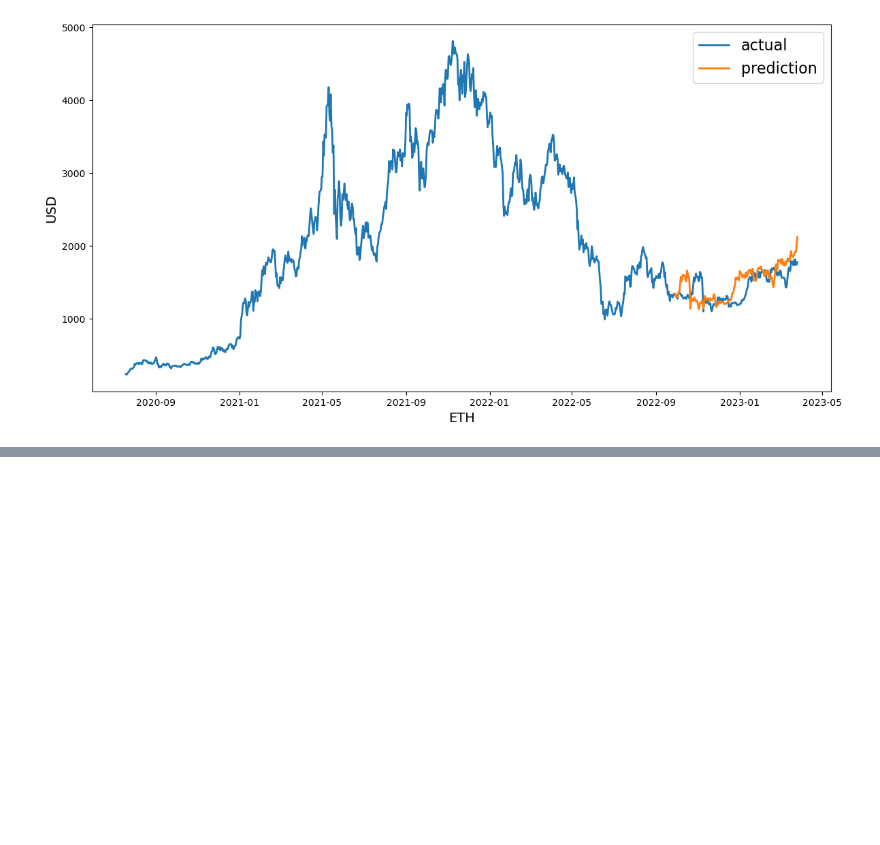
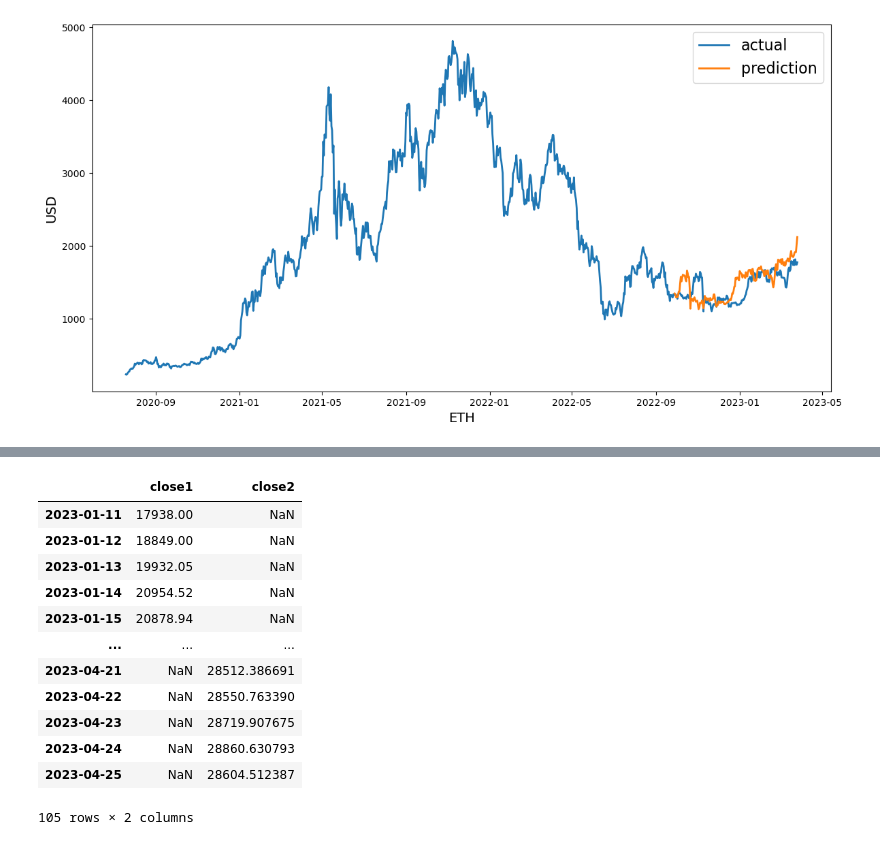
Before and after one commit to adityamaniar202/Crypto, a Jupyter notebook: Forecast.ipynb, the cells around one changed output, grey strips where cells are left out. Saved outputs shown, nothing was run; the diff lists cells and outputs as text; code cells hidden in the pictures; blank space fills up the shorter version.

```diff
--- a/Forecast.ipynb
+++ b/Forecast.ipynb
@@ -303,0 +304,18 @@ Name: close, dtype: float64
+# %%
+merged_data = pd.concat([hist['close'][-100:],fore_data['close'][-6:]],axis=1,keys=['close1','close2'])
+# %%
+merged_data
+# %% [output]
+|  | close1 | close2 |
+| 2023-01-11 | 17938.00 | NaN |
+| 2023-01-12 | 18849.00 | NaN |
+| 2023-01-13 | 19932.05 | NaN |
+| 2023-01-14 | 20954.52 | NaN |
+| 2023-01-15 | 20878.94 | NaN |
+| ... | ... | ... |
+| 2023-04-21 | NaN | 28512.386691 |
+| 2023-04-22 | NaN | 28550.763390 |
+| 2023-04-23 | NaN | 28719.907675 |
+| 2023-04-24 | NaN | 28860.630793 |
+| 2023-04-25 | NaN | 28604.512387 |
+105 rows × 2 columns
```
Also changed, not shown: parts of 3 cells of this notebook, 1 other file.
